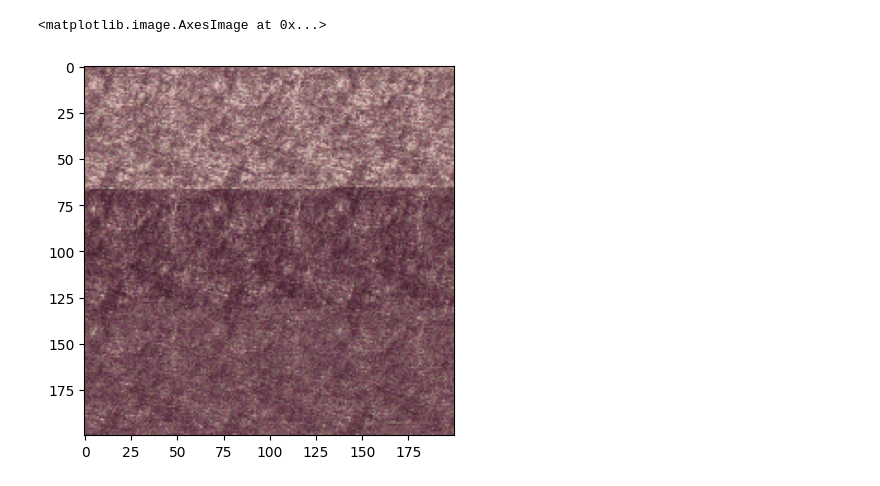
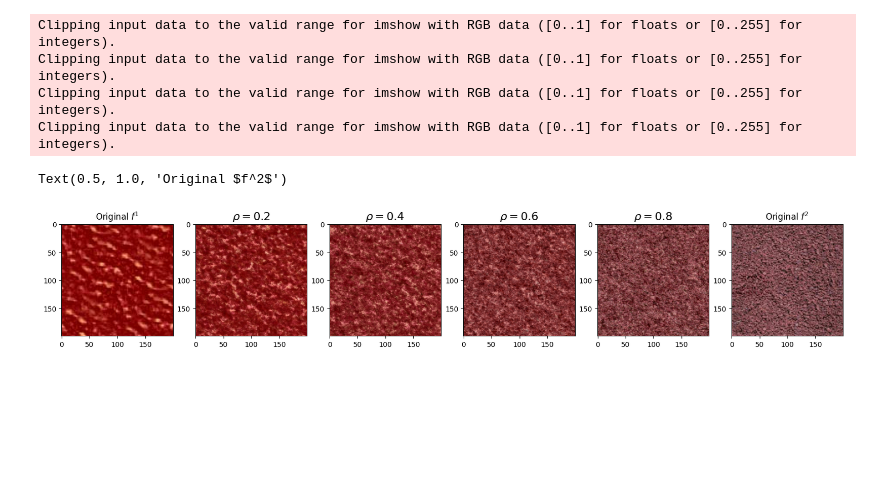
Before and after one commit to mchabrol/Convolutional-Wasserstein-Distances, a Jupyter notebook: texture_mixing_marion.ipynb, the cells around one changed output. Cells and saved outputs as stored; diff of their text form; code cells hidden in the pictures; blank space fills up the shorter version.

Commit message:
reogranisation texture mixing

```diff
--- a/texture_mixing_marion.ipynb
+++ b/texture_mixing_marion.ipynb
@@ -7,6 +6,6 @@ from tqdm import tqdm
 # %%
-image_path1 = 'data/Red.jpg'
-image_path2 = 'data/Water.jpg'
+image_path1 = 'data/smallRed.jpg'
+image_path2 = 'data/PebbleGround.png'
 # %%
 image1 = preprocess_image(image_path1, new_size = (200,200))
 image2 = preprocess_image(image_path2, new_size = (200,200))
@@ -177,39 +12,25 @@ for key in pyramid_wn.keys():
-# %%
-#ce que j'ai a ce niveau : les barycentres en couleurs pour chaque coefficient
-#mtn je veux reconstruire une image a partir des coefficients de la pyramide
-#je separe les R, G, et B et je construis une image a partir de chaque coeff
-
-pyramid_barycenter_r = {}
-pyramid_barycenter_g = {}
-pyramid_barycenter_b = {}
-for key in pyramid_barycenter.keys(): #pour chaque coefficient (qui est pour l'instant en RGB)
-    #il faut extraire les coefficients pour R, G et B
-    pyramid_barycenter_r[key] = pyramid_barycenter[key][:,:,0]
-    pyramid_barycenter_g[key] = pyramid_barycenter[key][:,:,1]
-    pyramid_barycenter_b[key] = pyramid_barycenter[key][:,:,2]
-
-#puis on reconstruit les images a partir de chaque pyramide R, G et B
-size = textures[0].shape[0]
-noise = np.random.randn(size, size)
-noisy_pyr = pt.pyramids.SteerablePyramidFreq(noise, height=num_scales, order=num_orientations-1)
-
-noisy_pyr.pyr_coeffs = pyramid_barycenter_r
-reconstructed_pyr_r = noisy_pyr.recon_pyr()
-noisy_pyr.pyr_coeffs = pyramid_barycenter_g
-reconstructed_pyr_g = noisy_pyr.recon_pyr()
-noisy_pyr.pyr_coeffs = pyramid_barycenter_b
-reconstructed_pyr_b = noisy_pyr.recon_pyr()
-
-reconstructed_pyr = np.stack([reconstructed_pyr_r, reconstructed_pyr_g, reconstructed_pyr_b])
-
-
-size = textures[0].shape[0]
-noise = np.random.randn(size, size, 3)
-rgb_barycenter = compute_optimal_transport_barycenter(noise.reshape(-1, 3), rho, [x.reshape(-1, 3) for x in textures], iterations=100).reshape(size, size, 3)
-
-final_texture = compute_optimal_transport(reconstructed_pyr.reshape(-1,3), rgb_barycenter.reshape(-1, 3),iterations=50).reshape(size, size, 3)
-
-plt.imshow(final_texture.astype(int))
-# %% [output]
-<matplotlib.image.AxesImage at 0x...>
-[figure, removed]
+# %%
+textures = [image1, image2]
+rho = [0.2, 0.4, 0.6, 0.8]
+final_texture = []
+for r in rho:
+    final_texture.append(compute_texture_mixing(textures, [1-r, r], num_scales = 4, num_orientations = 4))
+# %%
+plt.figure(figsize=(20, 10))
+plt.subplot(1,6,1)
+plt.imshow(image1)
+plt.title('Original $f^1$')
+for i in range(len(final_texture)):
+    plt.subplot(1,6,i+2)
+    plt.imshow(final_texture[i])
+    plt.title(f'$\\rho = {rho[i]}$', fontsize=16)
+plt.subplot(1,6,6)
+plt.imshow(image2)
+plt.title('Original $f^2$')
+# %% [output]
+Clipping input data to the valid range for imshow with RGB data ([0..1] for floats or [0..255] for integers).
+Clipping input data to the valid range for imshow with RGB data ([0..1] for floats or [0..255] for integers).
+Clipping input data to the valid range for imshow with RGB data ([0..1] for floats or [0..255] for integers).
+Clipping input data to the valid range for imshow with RGB data ([0..1] for floats or [0..255] for integers).
+Text(0.5, 1.0, 'Original $f^2$')
+[figure, added]
```
Also changed, not shown: parts of 5 cells of this notebook, 1 other file.
